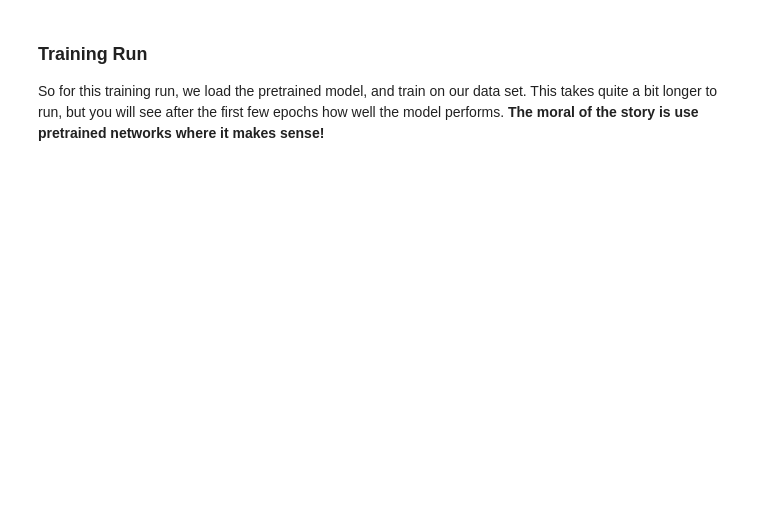
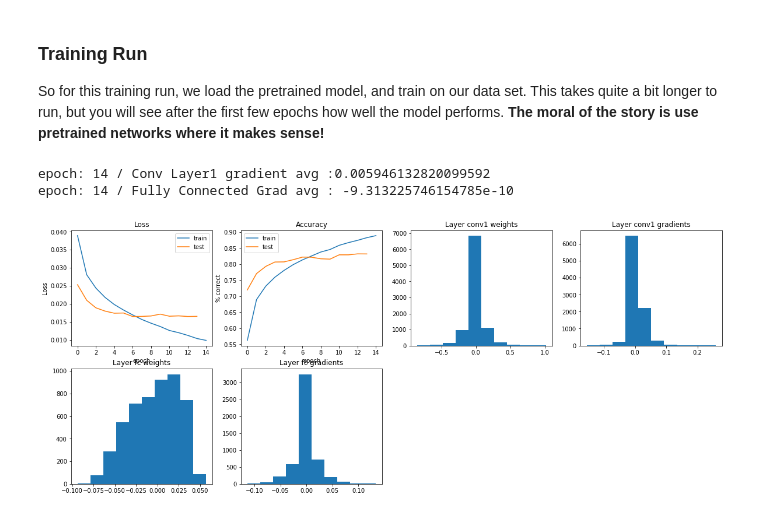
Before and after one commit to peigonhole/aicoc-ai-immersion, a Jupyter notebook: Pytorch-Classification/Pytorch_using_CIFAR10.ipynb, the cells around one changed output. Drawn from its saved outputs; the diff is of its cells as text; code cells hidden in the pictures; blank space fills up the shorter version.

```diff
--- a/Pytorch-Classification/Pytorch_using_CIFAR10.ipynb
+++ b/Pytorch-Classification/Pytorch_using_CIFAR10.ipynb
@@ -838,32 +899,36 @@ optimizer = optim.Adam(xfer_model.parameters(), lr=0.0001)
 criterion = nn.CrossEntropyLoss()
 
 if(reset_weights) :
     xfer_model.apply(weights_xavier)  # comment out this line for round 2
     #model.apply(weights_xavier)         # uncomment this line for round 2
 
 # in your training loop:
 
 curves = {'train' : [], 'test' : []}
 
-utils.viz_network(0,curves,xfer_model,use_cuda)
+cifar_utils.viz_network(0,curves,xfer_model,use_cuda)
 
 
 for epoch in range(15) :
 
     train_res = train_test(xfer_model, epoch, train_loader, batch_size, use_cuda, mode='train',debug=False)
     curves['train'].append(train_res)
 
-    utils.viz_network(epoch,curves,xfer_model,use_cuda)
+    cifar_utils.viz_network(epoch,curves,xfer_model,use_cuda)
 
     test_res = train_test(xfer_model, epoch, test_loader,batch_size, use_cuda, mode='test',debug=False)
     curves['test'].append(test_res)
 
     #print(curves)
     #print("Epoch {} Train loss = {}".format(epoch, train_res))
     #print("Epoch {} Test loss = {}".format(epoch, test_res))
 
     print("**")
     print("Epoch:{} / Train loss: {} / Train Accuracy:{:.02f}".format(epoch, train_res,
                                                         100*float(train_res[1])/float(train_res[2])))
     print("Epoch:{} / Test loss : {} / Test  Accuracy:{:.02f}".format(epoch, test_res,
                                                         100*float(test_res[1])/float(test_res[2])))
+# %% [output]
+epoch: 14 / Conv Layer1 gradient avg :0.005946132820099592
+epoch: 14 / Fully Connected Grad avg : -9.313225746154785e-10
+[figure, added]
```
Also changed, not shown: parts of 15 cells of this notebook, 1 other file.
